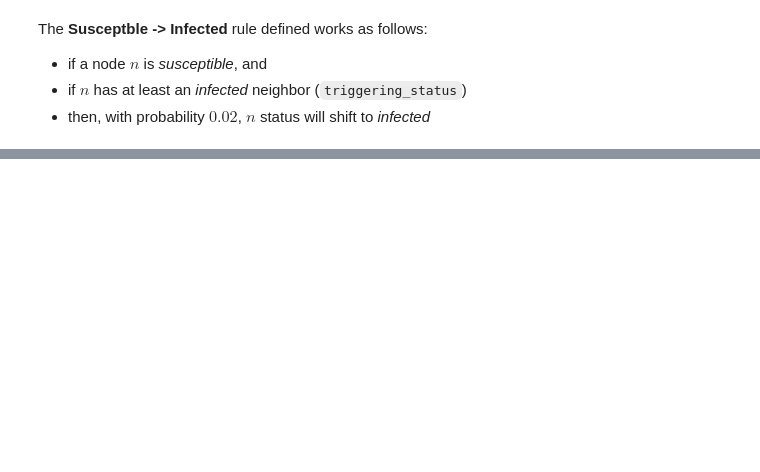
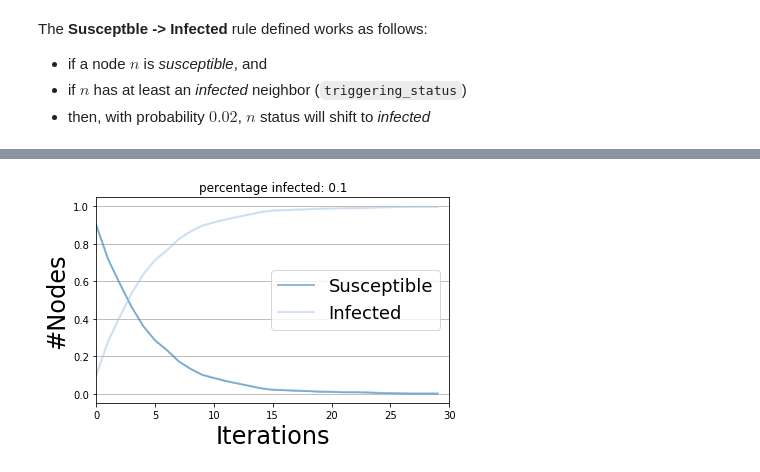
Before and after one commit to GiulioRossetti/SoBigData_courses, a Jupyter notebook: Network_diffusion_with_ndlib/NDlib.ipynb, the cells around one changed output, grey strips where cells are left out. Saved outputs shown, nothing was run; the diff lists cells and outputs as text; code cells hidden in the pictures; blank space fills up the shorter version.

Commit message:
NDLib complete first draft (lib)

```diff
--- a/Network_diffusion_with_ndlib/NDlib.ipynb
+++ b/Network_diffusion_with_ndlib/NDlib.ipynb
@@ -758,0 +815,37 @@ res
+# %%
+import ndlib.models.compartments.ConditionalComposition as cif
+
+# Network generation
+g = nx.erdos_renyi_graph(1000, 0.1)
+
+# Composite Model instantiation
+model = gc.CompositeModel(g)
+
+# Model statuses
+model.add_status("Susceptible")
+model.add_status("Infected")
+
+# Compartment definition
+c1 = ns.NodeStochastic(0.5, "Infected")
+c2 = ns.NodeStochastic(0.2)
+c3 = ns.NodeStochastic(0.1)
+
+# Conditional Composition
+cc = cif.ConditionalComposition(c1, c2, c3)
+
+# Rule definition
+model.add_rule("Susceptible", "Infected", cc)
+
+# Model initial status configuration
+config = mc.Configuration()
+config.add_model_parameter('percentage_infected', 0.1)
+
+# Simulation execution
+model.set_initial_status(config)
+iterations = model.iteration_bunch(30)
+trends = model.build_trends(iterations)
+
+viz = DiffusionTrend(model, trends)
+viz.plot()
+# %% [output]
+[figure, added]
```
Also changed, not shown: parts of 71 cells of this notebook, 5 other files.
